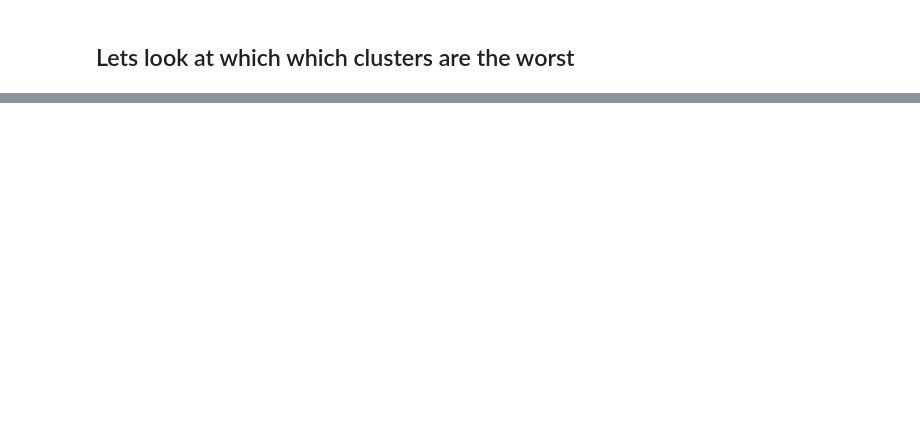
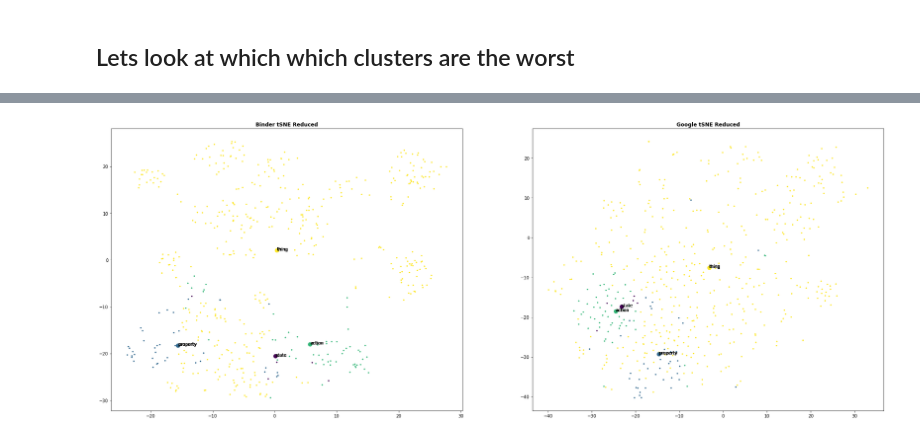
Before and after one commit to smazurchuk/b_lab, a Jupyter notebook: Natural_Cluster_Analysis.ipynb, the cells around one changed output, grey strips where cells are left out. Cells and saved outputs as stored; diff of their text form; code cells hidden in the pictures; blank space fills up the shorter version.

```diff
--- a/Natural_Cluster_Analysis.ipynb
+++ b/Natural_Cluster_Analysis.ipynb
@@ -126,0 +104,4 @@ plt.show()
+# %%
+funcs.labeled_plot(B_red, G_red, L4, wordType, 'wordType_sep.png')
+# %% [output]
+[figure, added]
```
Also changed, not shown: parts of 11 cells of this notebook, 11 other files.
